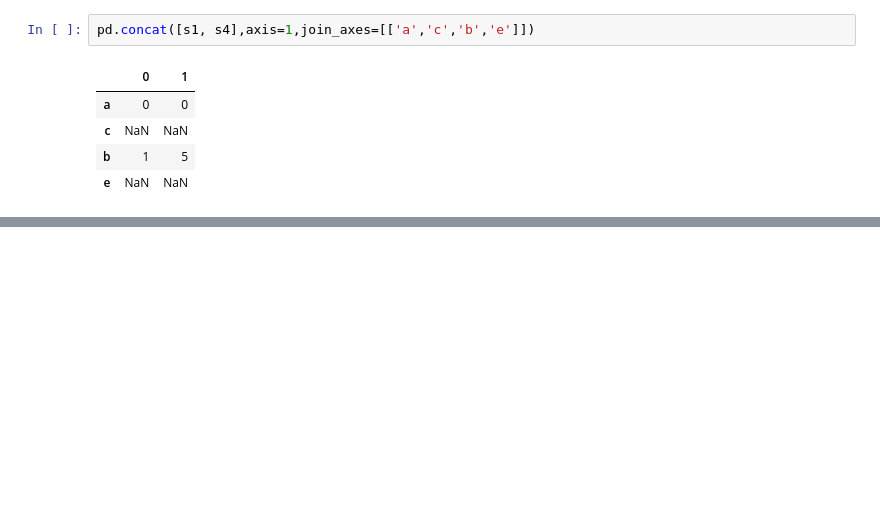
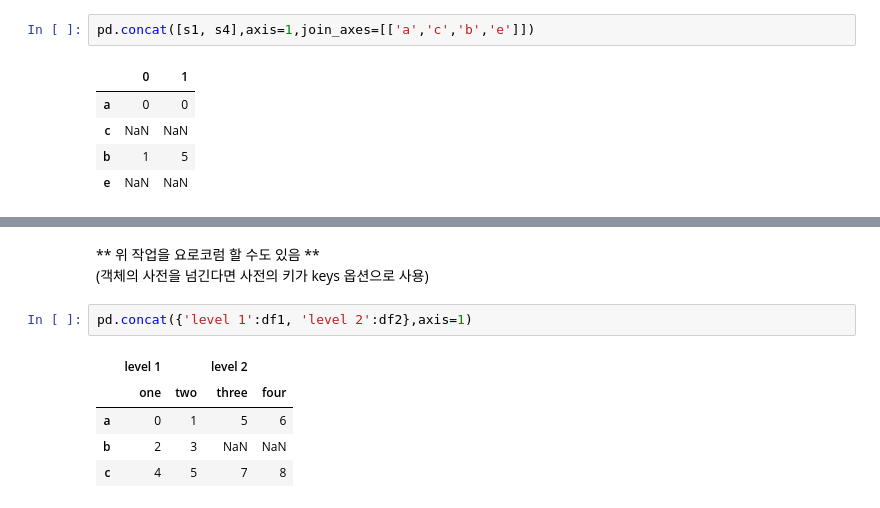
Before and after one commit to h3imdallr/TIL-datascience, a Jupyter notebook: DataWrangling.ipynb, the cells around one changed output, grey strips where cells are left out. Cells and saved outputs as stored; diff of their text form; blank space fills up the shorter version.

```diff
--- a/DataWrangling.ipynb
+++ b/DataWrangling.ipynb
@@ -397,0 +464,11 @@ pd.concat([s1, s4],axis=1,join_axes=[['a','c','b','e']])
+# %% [markdown]
+** 위 작업을 요로코럼 할 수도 있음 **
+(객체의 사전을 넘긴다면 사전의 키가 keys 옵션으로 사용)
+# %%
+pd.concat({'level 1':df1, 'level 2':df2},axis=1)
+# %% [output]
+|  | level 1 |  | level 2 |  |
+|  | one | two | three | four |
+| a | 0 | 1 | 5 | 6 |
+| b | 2 | 3 | NaN | NaN |
+| c | 4 | 5 | 7 | 8 |
```
Also changed, not shown: parts of 14 cells of this notebook.
